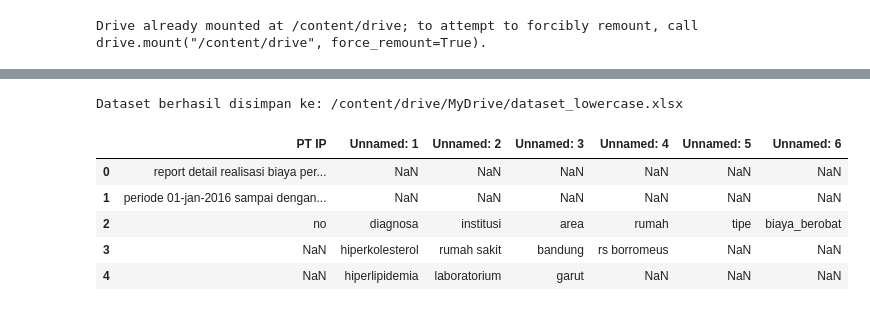
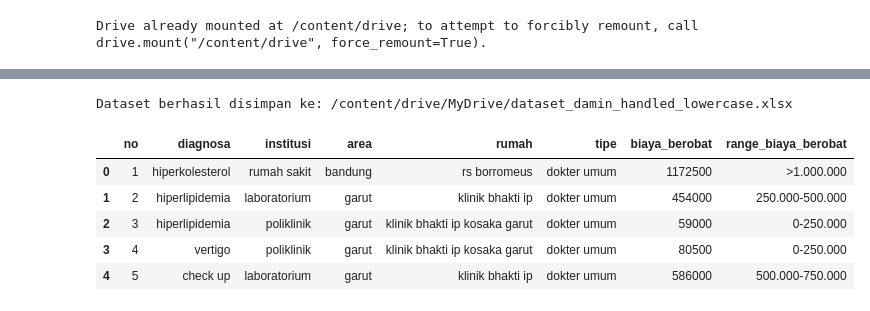
Before and after one commit to lcgamingsby/PraktikumDamin, a Jupyter notebook: Praktikum1Damin.ipynb, the cells around one changed output, grey strips where cells are left out. Drawn from its saved outputs; the diff is of its cells as text; code cells hidden in the pictures.

```diff
--- a/Praktikum1Damin.ipynb
+++ b/Praktikum1Damin.ipynb
@@ -72,11 +109,11 @@ KeyError: 'biaya_berobat'
 # %%
 # Simpan dataset yang sudah dihandle ke Google Drive
-output_file_path = '/content/drive/MyDrive/dataset_lowercase.xlsx'
+output_file_path = '/content/drive/MyDrive/dataset_damin_handled_lowercase.xlsx'
 df.to_excel(output_file_path, index=False)
 
 print(f"Dataset berhasil disimpan ke: {output_file_path}")
 # %% [output]
-Dataset berhasil disimpan ke: /content/drive/MyDrive/dataset_lowercase.xlsx
+Dataset berhasil disimpan ke: /content/drive/MyDrive/dataset_damin_handled_lowercase.xlsx
 # %%
 import pandas as pd
 # %%
@@ -84,14 +121,14 @@ file_path = '/content/drive/MyDrive/dataset_lowercase.xlsx'
 df = pd.read_excel(file_path)
 # %%
-df = pd.read_excel(r'/content/drive/MyDrive/dataset_lowercase.xlsx')
+df = pd.read_excel(r'/content/drive/MyDrive/dataset_damin_handled_lowercase.xlsx')
 df.head()
 # %% [output]
-|  | PT IP | Unnamed: 1 | Unnamed: 2 | Unnamed: 3 | Unnamed: 4 | Unnamed: 5 | Unnamed: 6 |
-| 0 | report detail realisasi biaya per... | NaN | NaN | NaN | NaN | NaN | NaN |
-| 1 | periode 01-jan-2016 sampai dengan... | NaN | NaN | NaN | NaN | NaN | NaN |
-| 2 | no | diagnosa | institusi | area | rumah | tipe | biaya_berobat |
-| 3 | NaN | hiperkolesterol | rumah sakit | bandung | rs borromeus | NaN | NaN |
-| 4 | NaN | hiperlipidemia | laboratorium | garut | NaN | NaN | NaN |
+|  | no | diagnosa | institusi | area | rumah | tipe | biaya_berobat | range_biaya_berobat |
+| 0 | 1 | hiperkolesterol | rumah sakit | bandung | rs borromeus | dokter umum | 1172500 | >1.000.000 |
+| 1 | 2 | hiperlipidemia | laboratorium | garut | klinik bhakti ip | dokter umum | 454000 | 250.000-500.000 |
+| 2 | 3 | hiperlipidemia | poliklinik | garut | klinik bhakti ip kosaka garut | dokter umum | 59000 | 0-250.000 |
+| 3 | 4 | vertigo | poliklinik | garut | klinik bhakti ip kosaka garut | dokter umum | 80500 | 0-250.000 |
+| 4 | 5 | check up | laboratorium | garut | klinik bhakti ip | dokter umum | 586000 | 500.000-750.000 |
 # %%
 df.head(10)
 # %% [output]
```
Also changed, not shown: parts of 19 cells of this notebook, 1 other file.
